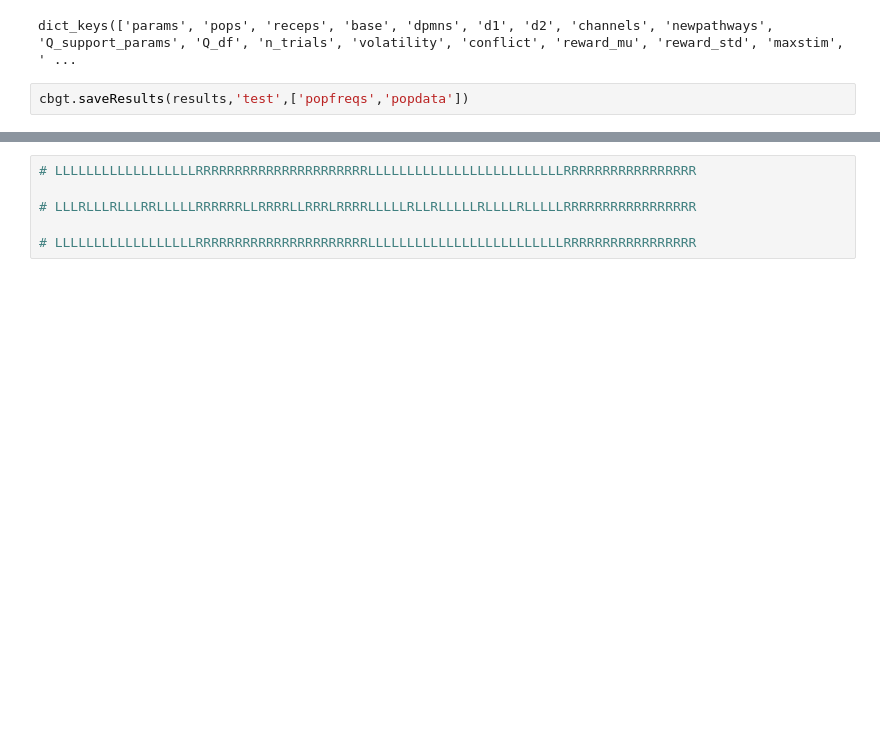
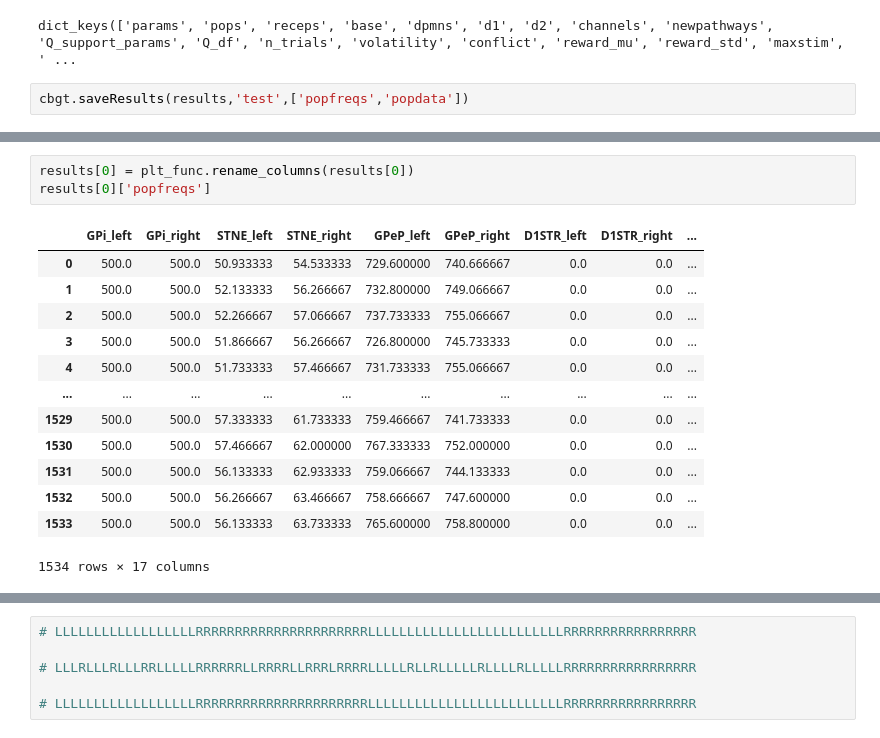
Before and after one commit to jyotikab/cbgt2, a Jupyter notebook: network_simulation-03.ipynb, the cells around one changed output, grey strips where cells are left out. Saved outputs shown, nothing was run; the diff lists cells and outputs as text; blank space fills up the shorter version.

```diff
--- a/network_simulation-03.ipynb
+++ b/network_simulation-03.ipynb
@@ -152,0 +172,17 @@ results[0]['popfreqs']
+# %%
+results[0] = plt_func.rename_columns(results[0])
+results[0]['popfreqs']
+# %% [output]
+|  | GPi_left | GPi_right | STNE_left | STNE_right | GPeP_left | GPeP_right | D1STR_left | D1STR_right | ... |
+| 0 | 500.0 | 500.0 | 50.933333 | 54.533333 | 729.600000 | 740.666667 | 0.0 | 0.0 | ... |
+| 1 | 500.0 | 500.0 | 52.133333 | 56.266667 | 732.800000 | 749.066667 | 0.0 | 0.0 | ... |
+| 2 | 500.0 | 500.0 | 52.266667 | 57.066667 | 737.733333 | 755.066667 | 0.0 | 0.0 | ... |
+| 3 | 500.0 | 500.0 | 51.866667 | 56.266667 | 726.800000 | 745.733333 | 0.0 | 0.0 | ... |
+| 4 | 500.0 | 500.0 | 51.733333 | 57.466667 | 731.733333 | 755.066667 | 0.0 | 0.0 | ... |
+| ... | ... | ... | ... | ... | ... | ... | ... | ... | ... |
+| 1529 | 500.0 | 500.0 | 57.333333 | 61.733333 | 759.466667 | 741.733333 | 0.0 | 0.0 | ... |
+| 1530 | 500.0 | 500.0 | 57.466667 | 62.000000 | 767.333333 | 752.000000 | 0.0 | 0.0 | ... |
+| 1531 | 500.0 | 500.0 | 56.133333 | 62.933333 | 759.066667 | 744.133333 | 0.0 | 0.0 | ... |
+| 1532 | 500.0 | 500.0 | 56.266667 | 63.466667 | 758.666667 | 747.600000 | 0.0 | 0.0 | ... |
+| 1533 | 500.0 | 500.0 | 56.133333 | 63.733333 | 765.600000 | 758.800000 | 0.0 | 0.0 | ... |
+1534 rows × 17 columns
```
Also changed, not shown: parts of 15 cells of this notebook, 17 other files.
